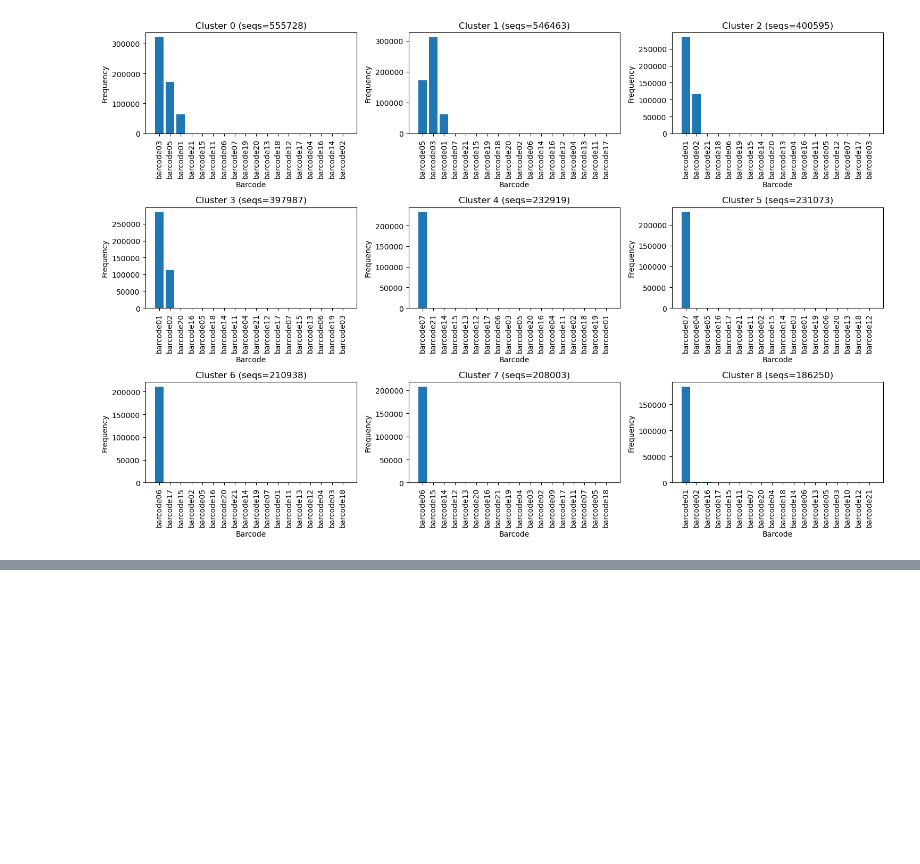
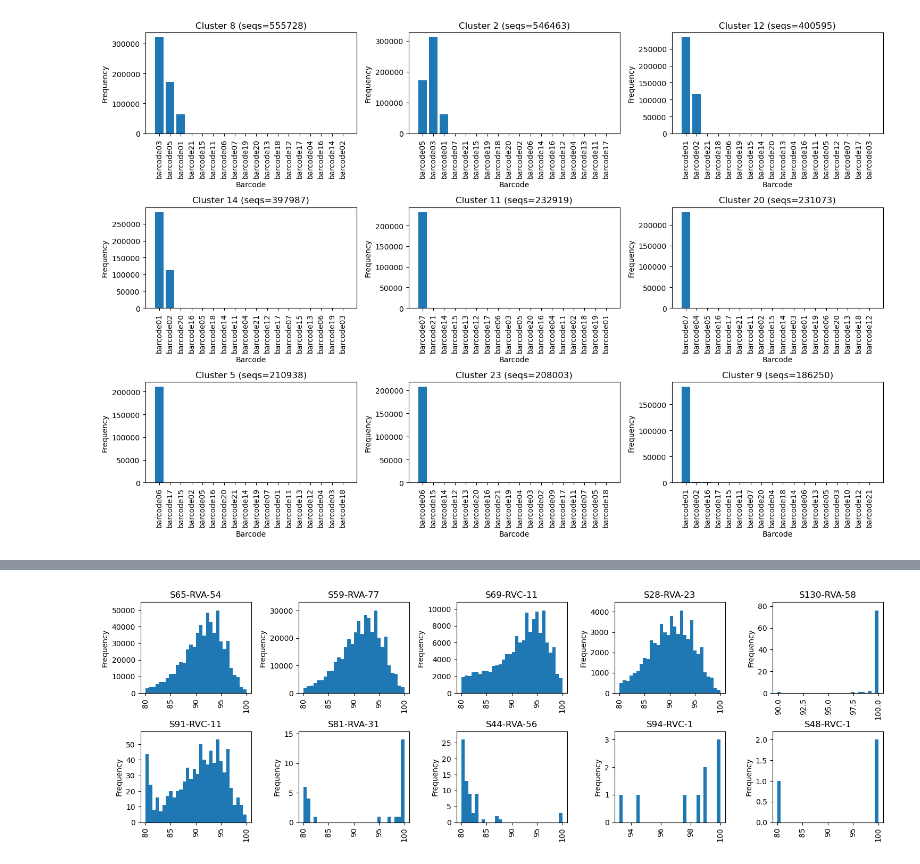
Before and after one commit to RByers/RespiCov-analyze, a Jupyter notebook: Q8AnalyzeHRV.ipynb, the cells around one changed output, grey strips where cells are left out. Drawn from its saved outputs; the diff is of its cells as text; code cells hidden in the pictures; blank space fills up the shorter version.

```diff
--- a/Q8AnalyzeHRV.ipynb
+++ b/Q8AnalyzeHRV.ipynb
@@ -144,6 +144,7 @@ def parseUclust(input_file):
             if columns[0] == 'S':
                 # Initialize a new cluster entry for a centroid record
                 clusters[cluster_id] = {
+                    'id': cluster_id,
                     'centroid': {
                         'length': int(columns[2]),
                         'readId': columns[8],
@@ -647,7 +648,7 @@ for i, c in enumerate(topClusters):
     a.hist(similarity_indices, bins=30)
     a.set_xlabel('Similarity Index')
     a.set_ylabel('Frequency')
-    a.set_title(f'Cluster {i} (seqs={c["cluster_size"]})')
+    a.set_title(f'Cluster {c["id"]} (seqs={c["cluster_size"]})')
 
 plt.tight_layout()
 plt.show()
@@ -667,7 +670,7 @@ for i, c in enumerate(topClusters):
     a.bar(barcode_counts.keys(), barcode_counts.values())
     a.set_xlabel('Barcode')
     a.set_ylabel('Frequency')
-    a.set_title(f'Cluster {i} (seqs={c["cluster_size"]})')
+    a.set_title(f'Cluster {c["id"]} (seqs={c["cluster_size"]})')
     a.tick_params(axis='x', rotation=90)
 
 plt.tight_layout()
@@ -676,0 +738,17 @@ plt.show()
+# %%
+# Plot histogram of the match scores against each target
+fig, axs = plt.subplots(2, 5, figsize=(15, 5))
+
+for i, tgt in enumerate(list(scoresByTarget.keys())):
+    a = axs[i//5, i%5]
+    identity_values = [match['identity'] for match in matchesByRead.values() if match['target'] == tgt]
+    a.hist(identity_values, bins=30)
+    a.set_ylabel('Frequency')
+    a.set_title(tgt)
+    a.tick_params(axis='x', rotation=90)
+    a.margins(y=0.1)  # Add vertical space
+
+plt.tight_layout()
+plt.show()
+# %% [output]
+[figure, added]
```
Also changed, not shown: parts of 5 cells of this notebook, 10 other files.
